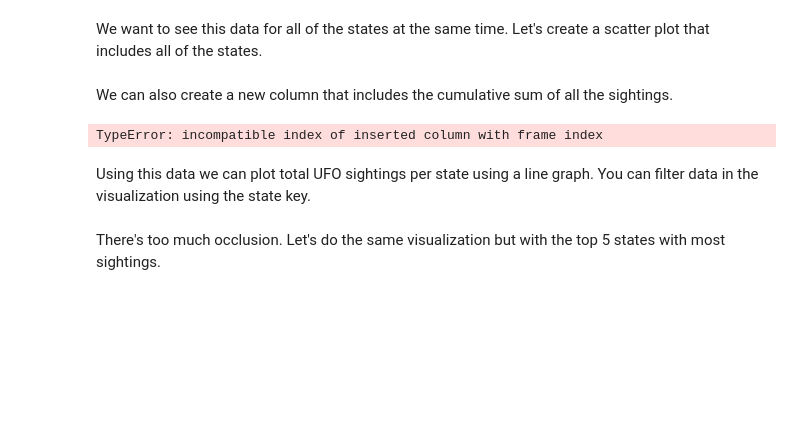
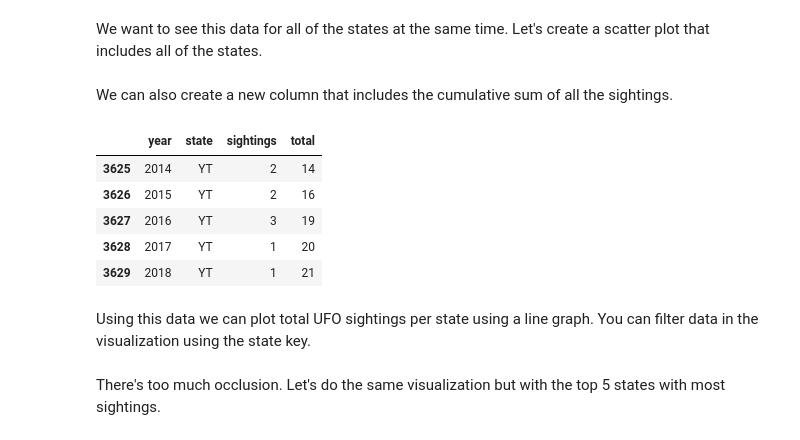
Before and after one commit to ranjitharangaswamy/hcde530, a Jupyter notebook: week 6/Week6_files/plotly-exercises.ipynb, the cells around one changed output. Drawn from its saved outputs; the diff is of its cells as text; code cells hidden in the pictures; blank space fills up the shorter version.

```diff
--- a/week 6/Week6_files/plotly-exercises.ipynb
+++ b/week 6/Week6_files/plotly-exercises.ipynb
@@ -168,10 +168,16 @@ fig.show()
 # %% [markdown]
 We can also create a new column that includes the cumulative sum of all the sightings.
 # %%
-df_grouped['total'] = df_grouped.groupby(['state'])['sightings'].apply(lambda x: x.cumsum())
+df_grouped = df_grouped.sort_values(["state", "year"]).reset_index(drop=True)
+df_grouped["total"] = df_grouped.groupby("state")["sightings"].cumsum().to_numpy()
 df_grouped.tail()
 # %% [output]
-TypeError: incompatible index of inserted column with frame index
+|  | year | state | sightings | total |
+| 3625 | 2014 | YT | 2 | 14 |
+| 3626 | 2015 | YT | 2 | 16 |
+| 3627 | 2016 | YT | 3 | 19 |
+| 3628 | 2017 | YT | 1 | 20 |
+| 3629 | 2018 | YT | 1 | 21 |
 # %% [markdown]
 Using this data we can plot total UFO sightings per state using a line graph. You can filter data in the visualization using the state key.
 # %%
```
Also changed, not shown: parts of 10 cells of this notebook, 24 other files.
